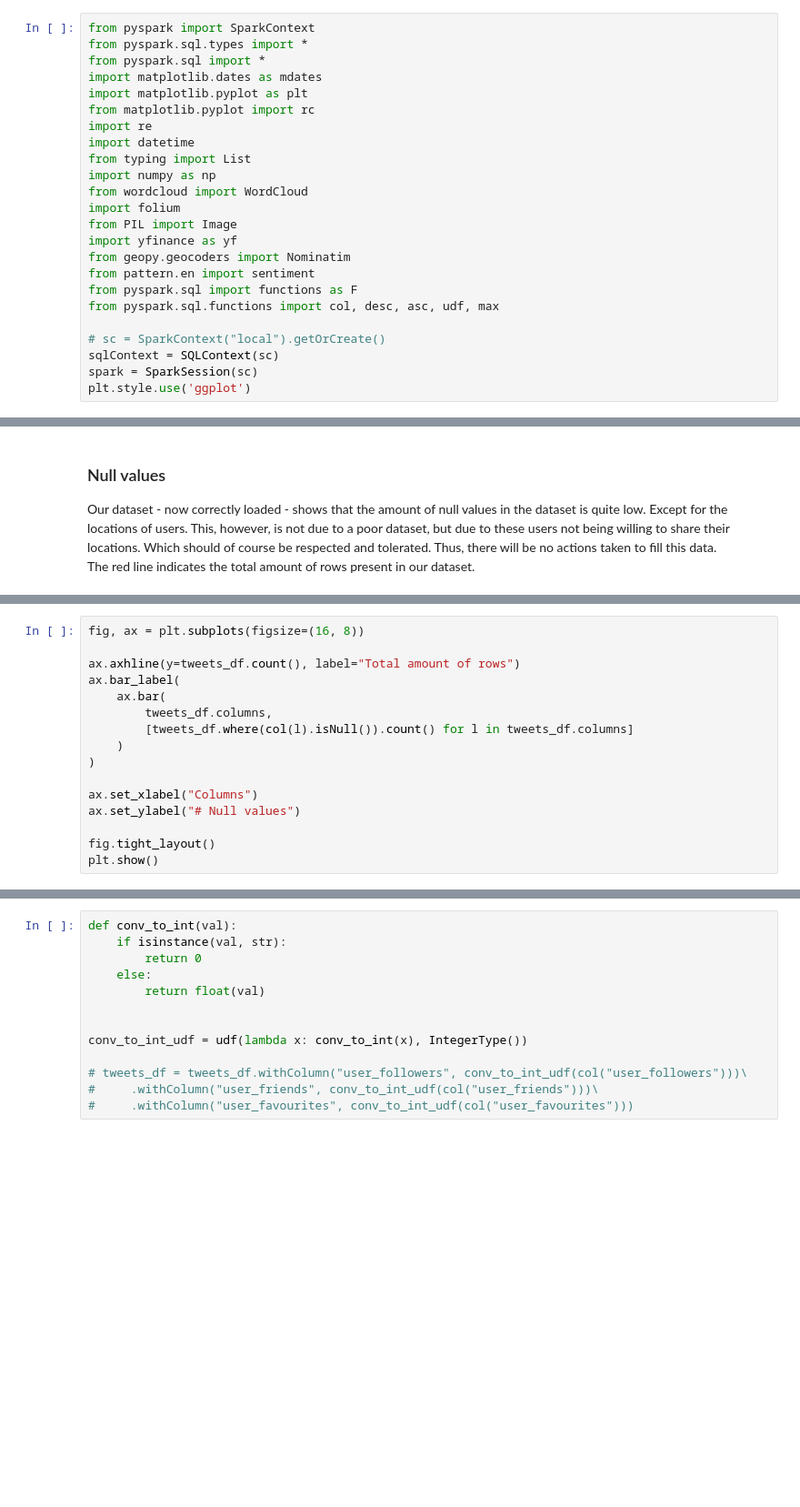
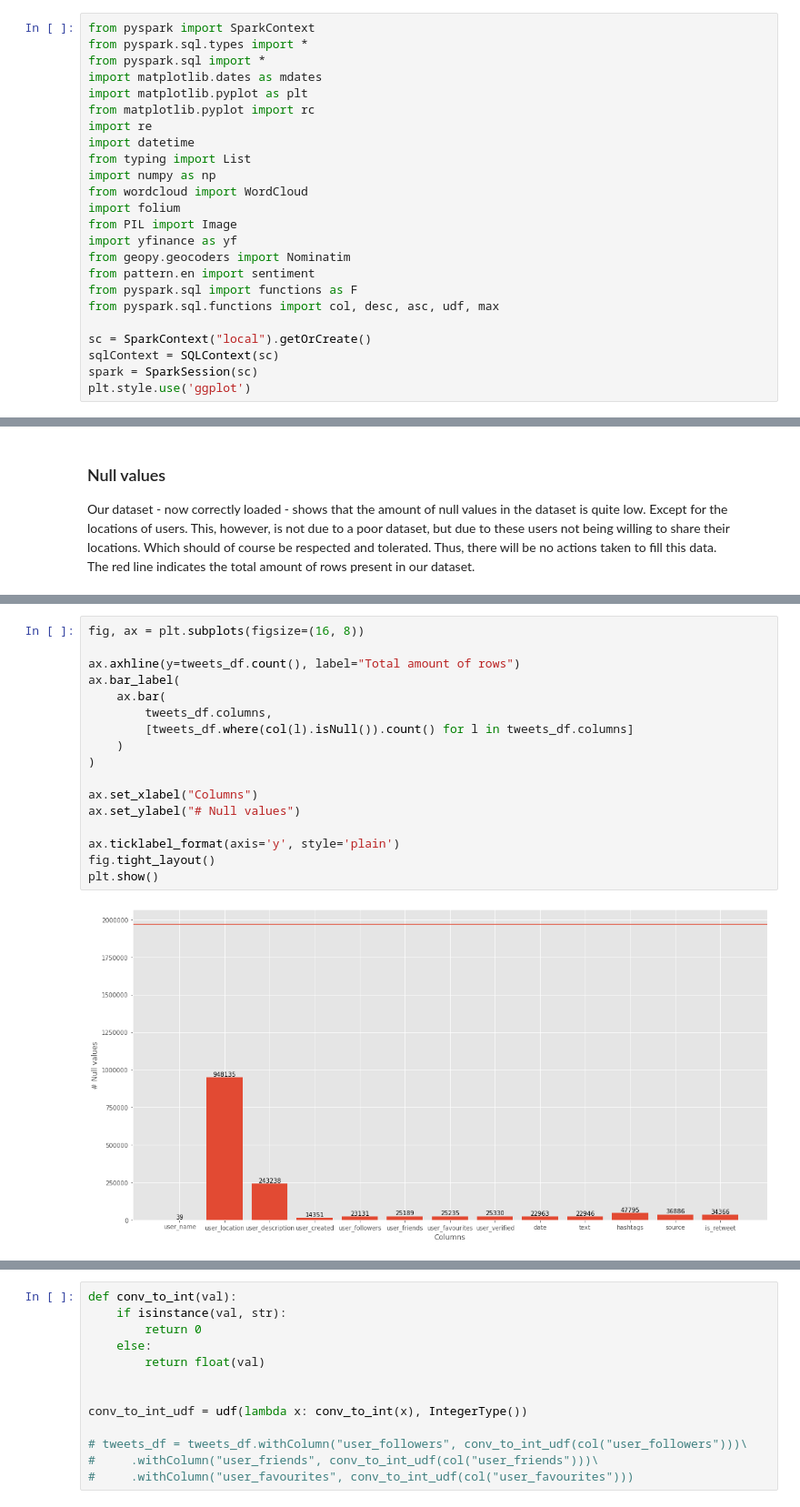
Before and after one commit to snenenenenenene/btc-twitter-data-mining, a Jupyter notebook: main.ipynb, the cells around one changed output, grey strips where cells are left out. Shown at 91% size. Drawn from its saved outputs; the diff is of its cells as text; blank space fills up the shorter version.

```diff
--- a/main.ipynb
+++ b/main.ipynb
@@ -33,7 +28,7 @@ from pattern.en import sentiment
 from pyspark.sql import functions as F
 from pyspark.sql.functions import col, desc, asc, udf, max
 
-# sc = SparkContext("local").getOrCreate()
+sc = SparkContext("local").getOrCreate()
 sqlContext = SQLContext(sc)
 spark = SparkSession(sc)
 plt.style.use('ggplot')
@@ -118,17 +159,20 @@ The red line indicates the total amount of rows present in our dataset.
 # %%
 fig, ax = plt.subplots(figsize=(16, 8))
 
 ax.axhline(y=tweets_df.count(), label="Total amount of rows")
 ax.bar_label(
     ax.bar(
         tweets_df.columns,
         [tweets_df.where(col(l).isNull()).count() for l in tweets_df.columns]
     )
 )
 
 ax.set_xlabel("Columns")
 ax.set_ylabel("# Null values")
 
+ax.ticklabel_format(axis='y', style='plain')
 fig.tight_layout()
 plt.show()
+# %% [output]
+[figure, added]
 # %% [markdown]
```
Also changed, not shown: parts of 15 cells of this notebook.
